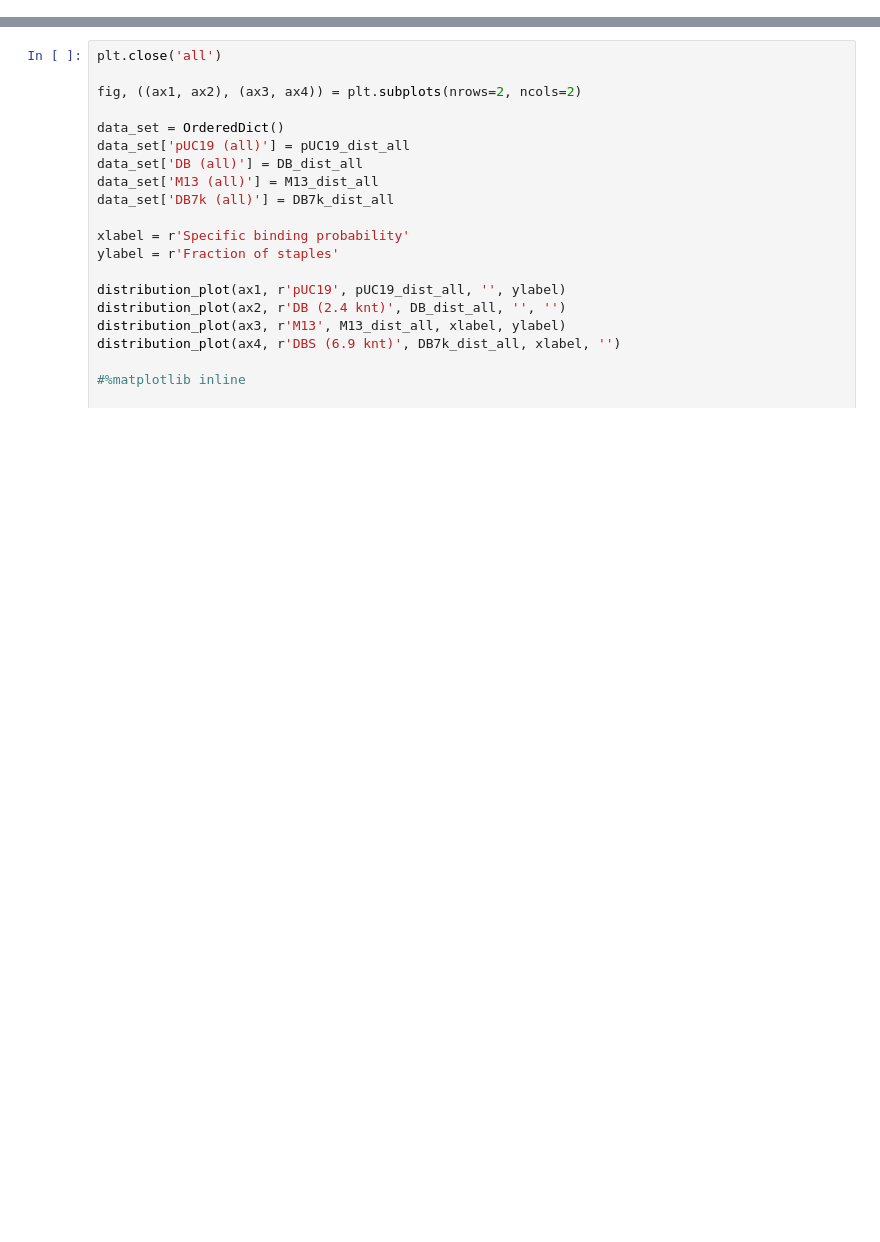
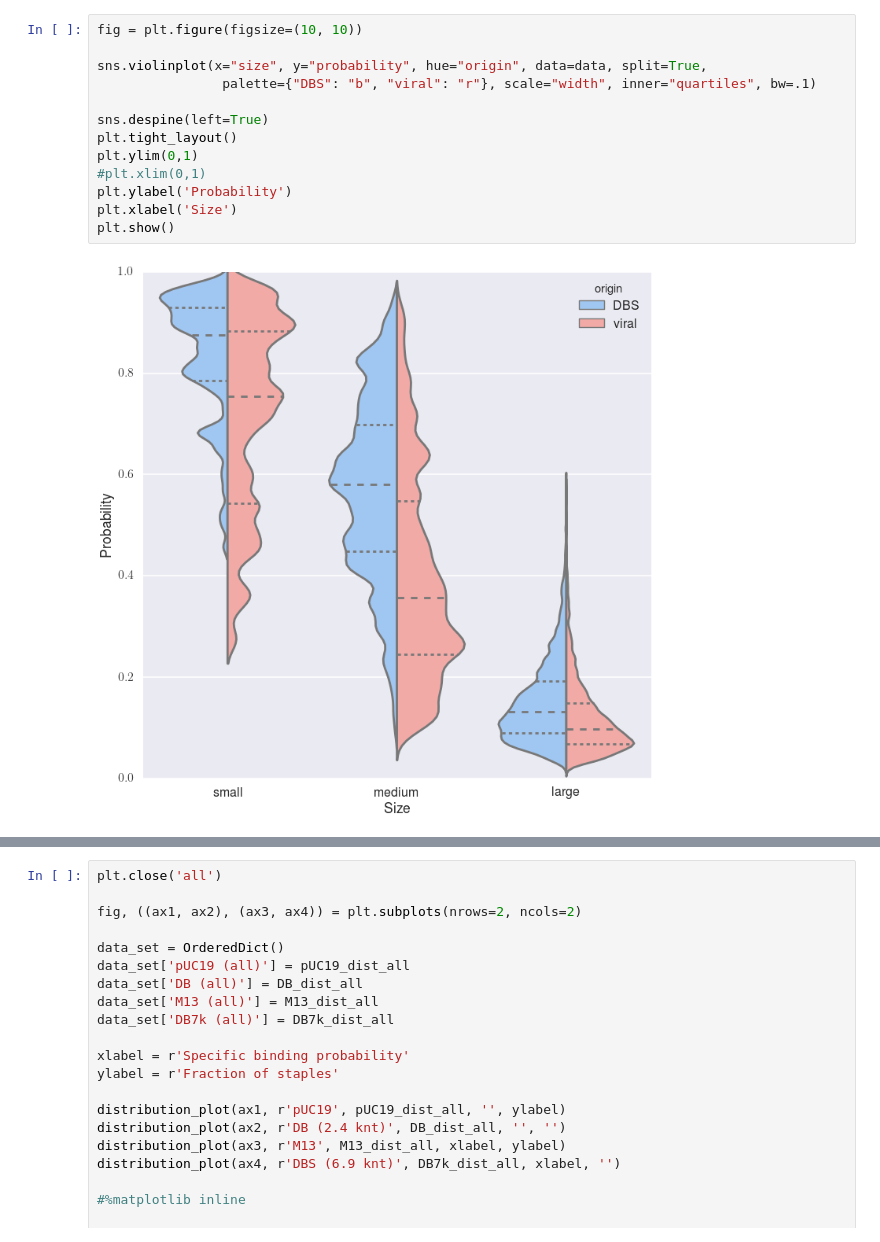
Before and after one commit to j3ny/Analysis, a Jupyter notebook: thermodynamic_addressability/Thermodynamic Addressability.ipynb, the cells around one changed output, grey strips where cells are left out. Saved outputs shown, nothing was run; the diff lists cells and outputs as text; blank space fills up the shorter version.

```diff
--- a/thermodynamic_addressability/Thermodynamic Addressability.ipynb
+++ b/thermodynamic_addressability/Thermodynamic Addressability.ipynb
@@ -65,3 +65,18 @@ def get_boltzmann_distribution(energy_by_arm):
+# %%
+fig = plt.figure(figsize=(10, 10))
+
+sns.violinplot(x="size", y="probability", hue="origin", data=data, split=True,
+                palette={"DBS": "b", "viral": "r"}, scale="width", inner="quartiles", bw=.1)
+
+sns.despine(left=True)
+plt.tight_layout()
+plt.ylim(0,1)
+#plt.xlim(0,1)
+plt.ylabel('Probability')
+plt.xlabel('Size')
+plt.show()
+# %% [output]
+[figure, added]
 # %%
 path = 'data/'
 filename_DB = 'DeBruijn_alpha.json'
```
Also changed, not shown: parts of 12 cells of this notebook, 21 other files.
